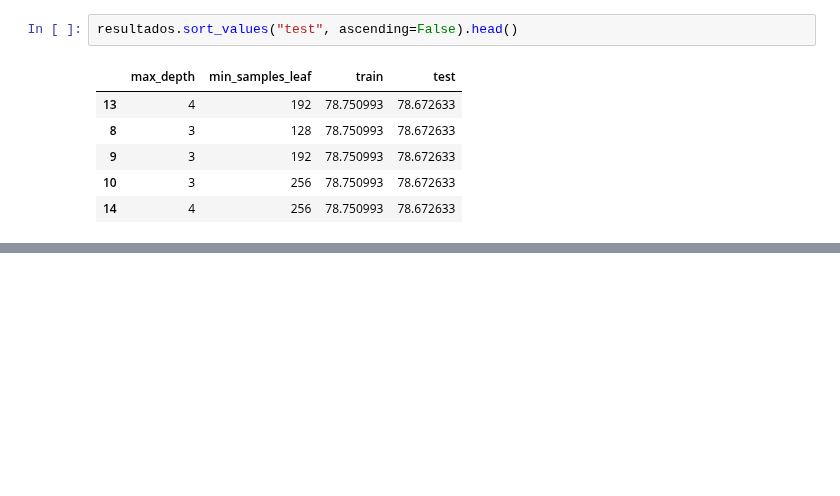
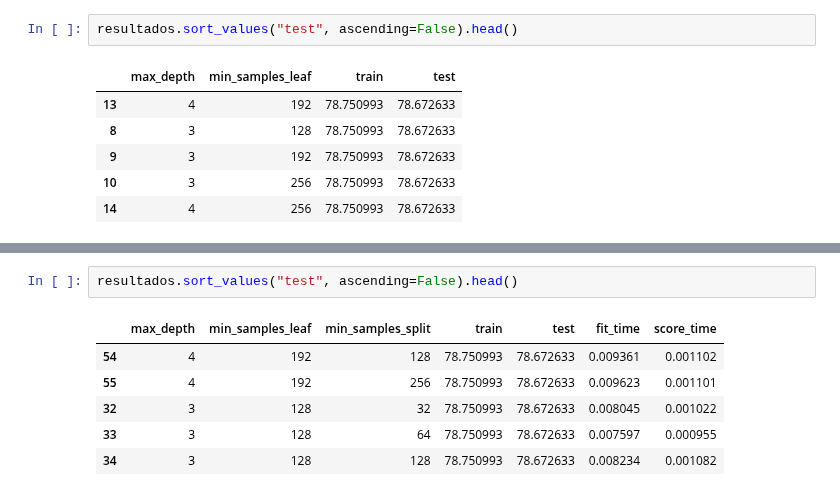
Before and after one commit to lsandrade/alura-ml, a Jupyter notebook: Otimização de modelos.ipynb, the cells around one changed output, grey strips where cells are left out. Cells and saved outputs as stored; diff of their text form; blank space fills up the shorter version.

```diff
--- a/Otimização de modelos.ipynb
+++ b/Otimização de modelos.ipynb
@@ -449,0 +536,9 @@ resultados.sort_values("test", ascending=False).head()
+# %%
+resultados.sort_values("test", ascending=False).head()
+# %% [output]
+|  | max_depth | min_samples_leaf | min_samples_split | train | test | fit_time | score_time |
+| 54 | 4 | 192 | 128 | 78.750993 | 78.672633 | 0.009361 | 0.001102 |
+| 55 | 4 | 192 | 256 | 78.750993 | 78.672633 | 0.009623 | 0.001101 |
+| 32 | 3 | 128 | 32 | 78.750993 | 78.672633 | 0.008045 | 0.001022 |
+| 33 | 3 | 128 | 64 | 78.750993 | 78.672633 | 0.007597 | 0.000955 |
+| 34 | 3 | 128 | 128 | 78.750993 | 78.672633 | 0.008234 | 0.001082 |
```
Also changed, not shown: parts of 5 cells of this notebook.
